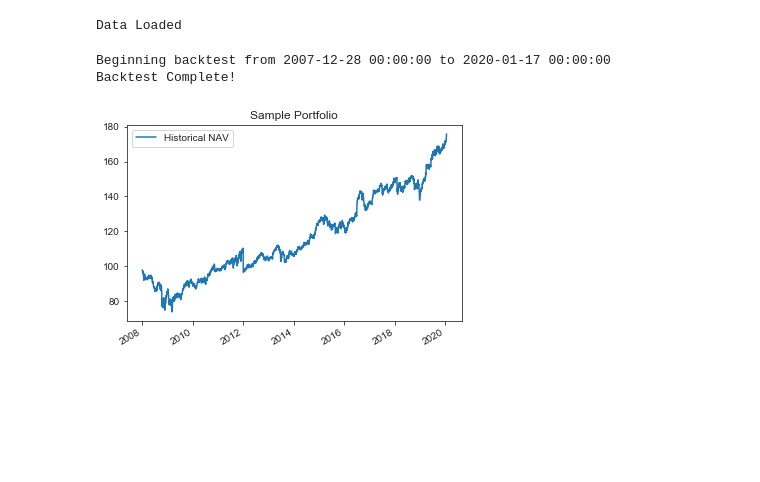
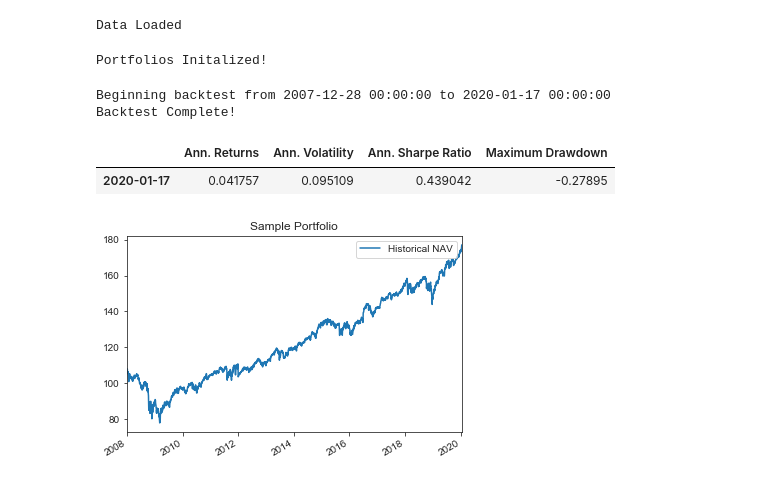
Before and after one commit to helloiamivan/quantbt, a Jupyter notebook: examples/example.ipynb, the cells around one changed output. Cells and saved outputs as stored; diff of their text form; code cells hidden in the pictures; blank space fills up the shorter version.

Commit message:
added analytics for portfolio and updated example

```diff
--- a/examples/example.ipynb
+++ b/examples/example.ipynb
@@ -39,7 +39,11 @@ samplePortfolio.setAnnualManagementFee(0.005)
 rebalanceTrigger = pd.offsets.BMonthEnd()
 
 # Static Weights For Rebalance
-targetWeights = {'SP_500':0.5,'Gilts':1}
+targetWeights = {'SP_500':0.5,'Gilts':0.5}
+
+print('Portfolios Initalized!')
+# %% [output]
+Portfolios Initalized!
 # %%
 print(f'Beginning backtest from {dates[0]} to {dates[-1]}')
 for i,date in enumerate(dates):
@@ -48,8 +52,14 @@ for i,date in enumerate(dates):
     samplePortfolio.signOff(date,prices[date])
 
 print('Backtest Complete!')
-samplePortfolio.getHistoricalNAV().plot(title=f'{samplePortfolio.getPortfolioName()}');
 # %% [output]
 Beginning backtest from 2007-12-28 00:00:00 to 2020-01-17 00:00:00
 Backtest Complete!
-[figure, removed]
+# %%
+# Examine Portfolio Performance
+samplePortfolio.getHistoricalNAV().plot(title=f'{samplePortfolio.getPortfolioName()}')
+samplePortfolio.getPerformanceStatistics(historical=False)
+# %% [output]
+|  | Ann. Returns | Ann. Volatility | Ann. Sharpe Ratio | Maximum Drawdown |
+| 2020-01-17 | 0.041757 | 0.095109 | 0.439042 | -0.27895 |
+[figure, added]
```
Also changed, not shown: 3 other files.
